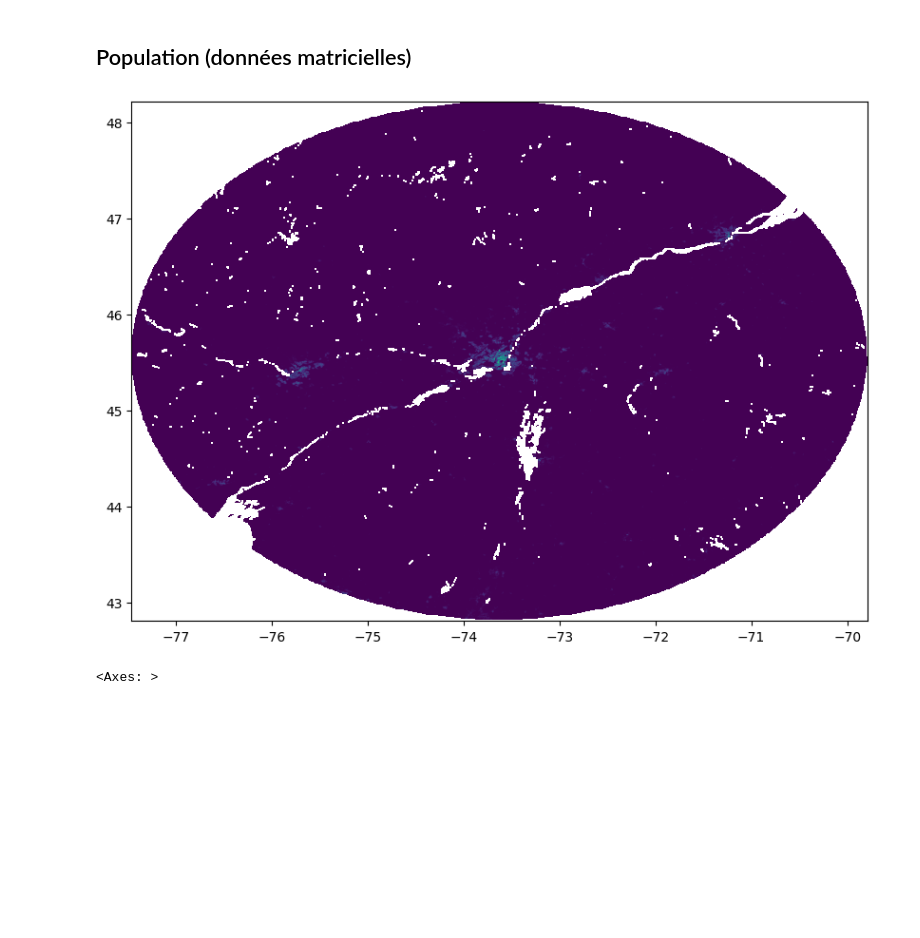
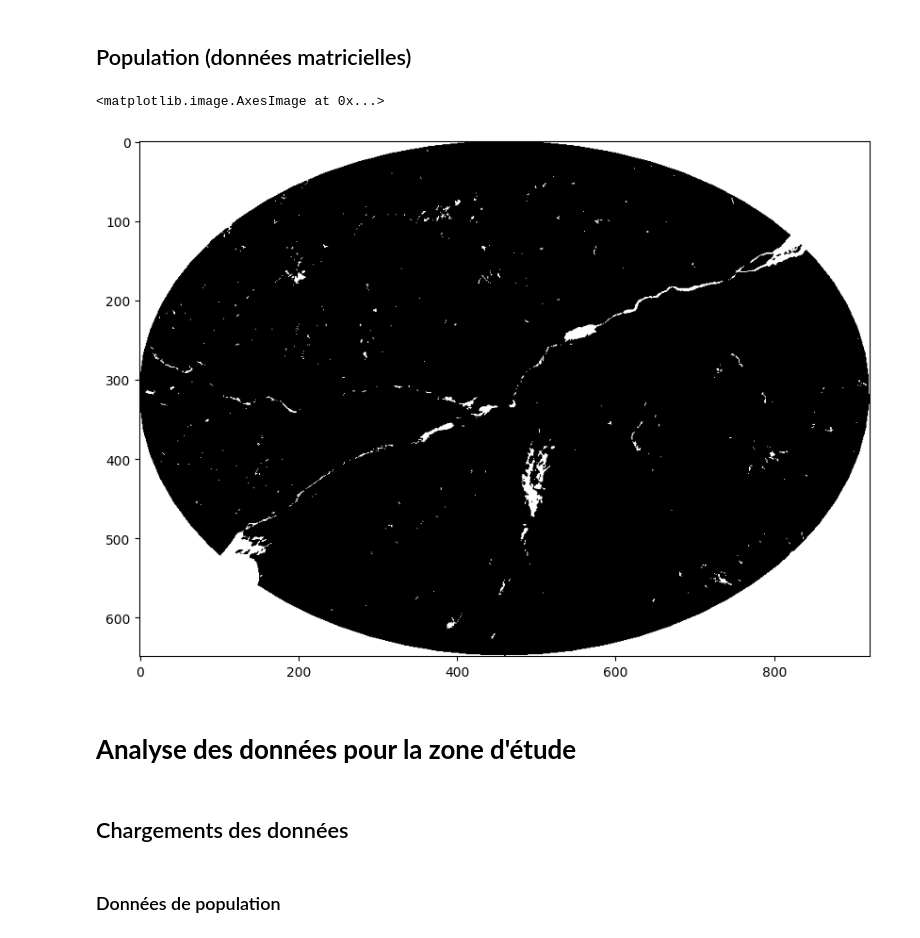
Before and after one commit to BastienBoucherat/geo6149, a Jupyter notebook: geo6149_projet.ipynb, the cells around one changed output. Cells and saved outputs as stored; diff of their text form; code cells hidden in the pictures; blank space fills up the shorter version.

```diff
--- a/geo6149_projet.ipynb
+++ b/geo6149_projet.ipynb
@@ -383,19 +387,25 @@ study_pop_metadata.update({"driver": "GTiff",
 # Save the clipped population raster (i.e. limited to the study area)
 with rasterio.open(data_folder + "/Population_study.tif", "w", **study_pop_metadata) as dest:
     dest.write(study_pop_np)
+# %%
+# Quick show of the clipped data according to the mask
+plt.figure(figsize = (10,10))
+plt.imshow(study_pop_np[0], cmap='Greys')
+# %% [output]
+<matplotlib.image.AxesImage at 0x...>
+[figure, added]
+# %% [markdown]
+# **Analyse des données pour la zone d'étude**
+# %% [markdown]
+## Chargements des données
+# %% [markdown]
+### Données de population
 # %%
 # Population raster file for our study
 file_name = 'Population_study.tif'
 
 # Load population raster
 study_pop_raster = rasterio.open(f'{data_folder}/{file_name}')
-# %%
-# Show the data
-plt.figure(figsize = (10,10))
-rasterio.plot.show(study_pop_raster)
-# %% [output]
-[figure, removed]
-<Axes: >
 # %%
 # Extract numPY array from raster
 img_np = population_raster.read()
```
Also changed, not shown: parts of 9 cells of this notebook.
